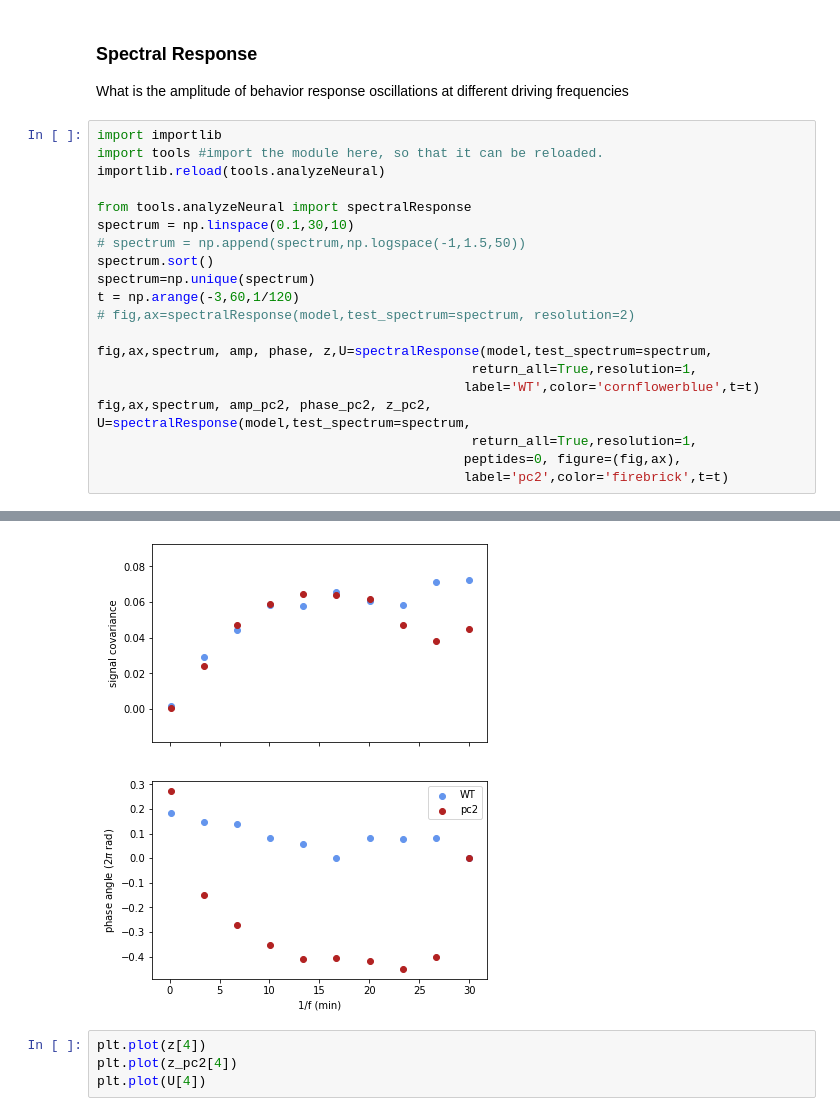
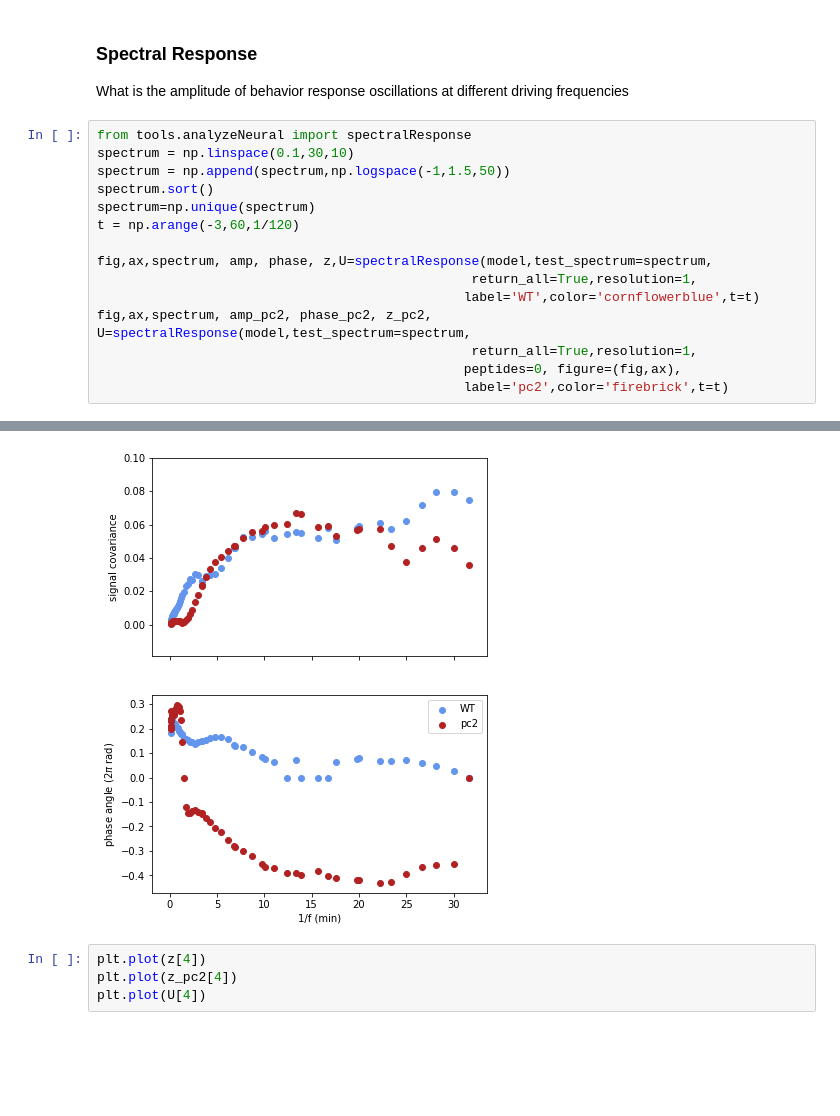
Before and after one commit to samuelbray32/neurODE, a Jupyter notebook: neuralModel_data.ipynb, the cells around one changed output, grey strips where cells are left out. Cells and saved outputs as stored; diff of their text form; blank space fills up the shorter version.

```diff
--- a/neuralModel_data.ipynb
+++ b/neuralModel_data.ipynb
@@ -210,17 +201,12 @@ Now that we have a trained model, we want to study what it does, and how the und
 ### Spectral Response
 What is the amplitude of behavior response oscillations at different driving frequencies
 # %%
-import importlib
-import tools #import the module here, so that it can be reloaded.
-importlib.reload(tools.analyzeNeural)
-
 from tools.analyzeNeural import spectralResponse
 spectrum = np.linspace(0.1,30,10)
-# spectrum = np.append(spectrum,np.logspace(-1,1.5,50))
+spectrum = np.append(spectrum,np.logspace(-1,1.5,50))
 spectrum.sort()
 spectrum=np.unique(spectrum)
 t = np.arange(-3,60,1/120)
-# fig,ax=spectralResponse(model,test_spectrum=spectrum, resolution=2)
 
 fig,ax,spectrum, amp, phase, z,U=spectralResponse(model,test_spectrum=spectrum,
                                                 return_all=True,resolution=1,
@@ -235,4 +221,4 @@ fig,ax,spectrum, amp_pc2, phase_pc2, z_pc2, U=spectralResponse(model,test_spectr
-[figure, old version]
+[figure, new version]
 # %%
 plt.plot(z[4])
 plt.plot(z_pc2[4])
```
Also changed, not shown: parts of 7 cells of this notebook.
